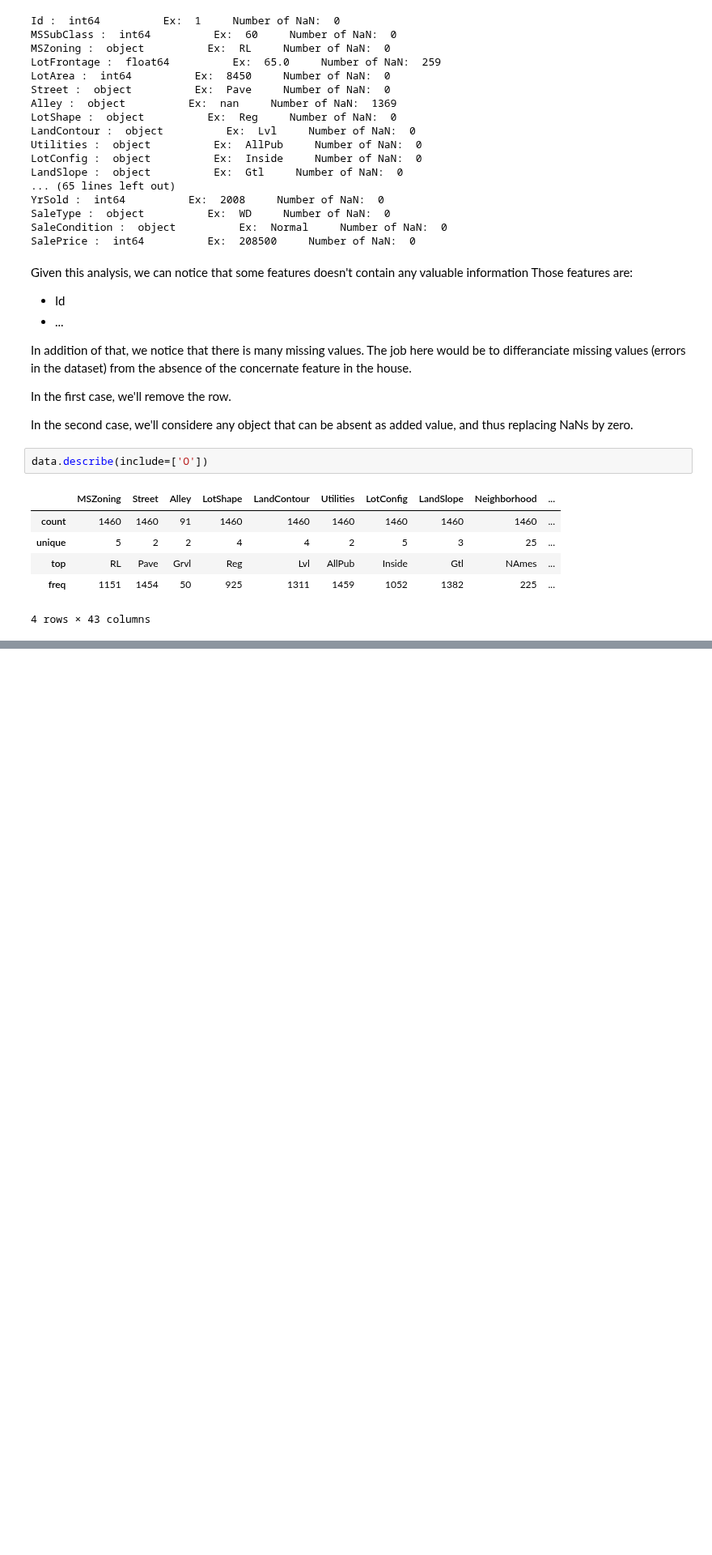
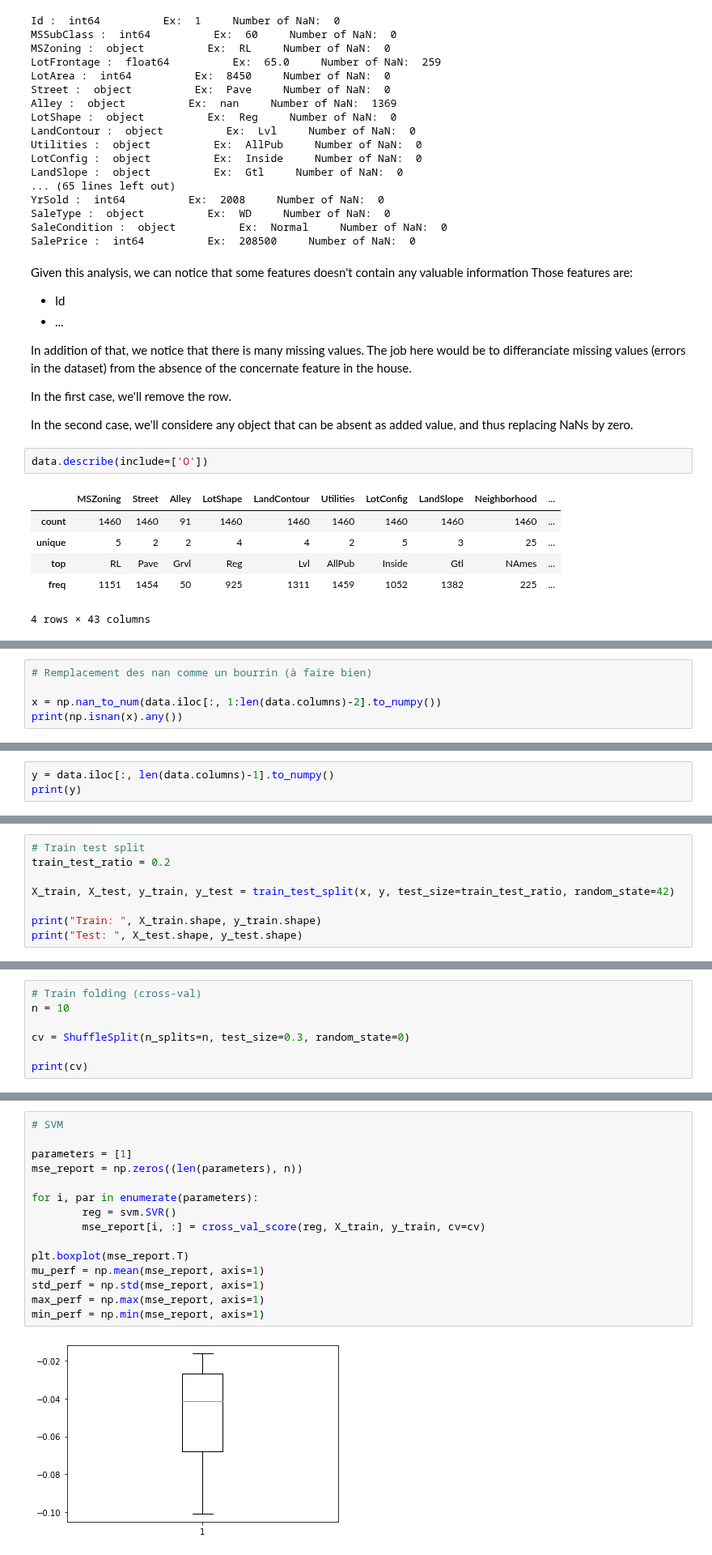
Before and after one commit to BenInTheBox/DataScienceInPractice, a Jupyter notebook: project/main.ipynb, the cells around one changed output, grey strips where cells are left out. Shown at 81% size. Cells and saved outputs as stored; diff of their text form; blank space fills up the shorter version.

```diff
--- a/project/main.ipynb
+++ b/project/main.ipynb
@@ -62,0 +132,5 @@ data.describe(include=['O'])
+# %%
+# Remplacement des nan comme un bourrin (à faire bien)
+
+x = np.nan_to_num(data.iloc[:, 1:len(data.columns)-2].to_numpy())
+print(np.isnan(x).any())
@@ -62,0 +139,3 @@ data.describe(include=['O'])
+# %%
+y = data.iloc[:, len(data.columns)-1].to_numpy()
+print(y)
@@ -62,0 +144,8 @@ data.describe(include=['O'])
+# %%
+# Train test split
+train_test_ratio = 0.2
+
+X_train, X_test, y_train, y_test = train_test_split(x, y, test_size=train_test_ratio, random_state=42)
+
+print("Train: ", X_train.shape, y_train.shape)
+print("Test: ", X_test.shape, y_test.shape)
@@ -62,0 +161,7 @@ data.describe(include=['O'])
+# %%
+# Train folding (cross-val)
+n = 10
+
+cv = ShuffleSplit(n_splits=n, test_size=0.3, random_state=0)
+
+print(cv)
@@ -62,0 +179,17 @@ data.describe(include=['O'])
+# %%
+# SVM
+
+parameters = [1]
+mse_report = np.zeros((len(parameters), n))
+
+for i, par in enumerate(parameters):
+        reg = svm.SVR()
+        mse_report[i, :] = cross_val_score(reg, X_train, y_train, cv=cv)
+
+plt.boxplot(mse_report.T)
+mu_perf = np.mean(mse_report, axis=1)
+std_perf = np.std(mse_report, axis=1)
+max_perf = np.max(mse_report, axis=1)
+min_perf = np.min(mse_report, axis=1)
+# %% [output]
+[figure, added]
```
Also changed, not shown: parts of 20 cells of this notebook, 1 other file.
